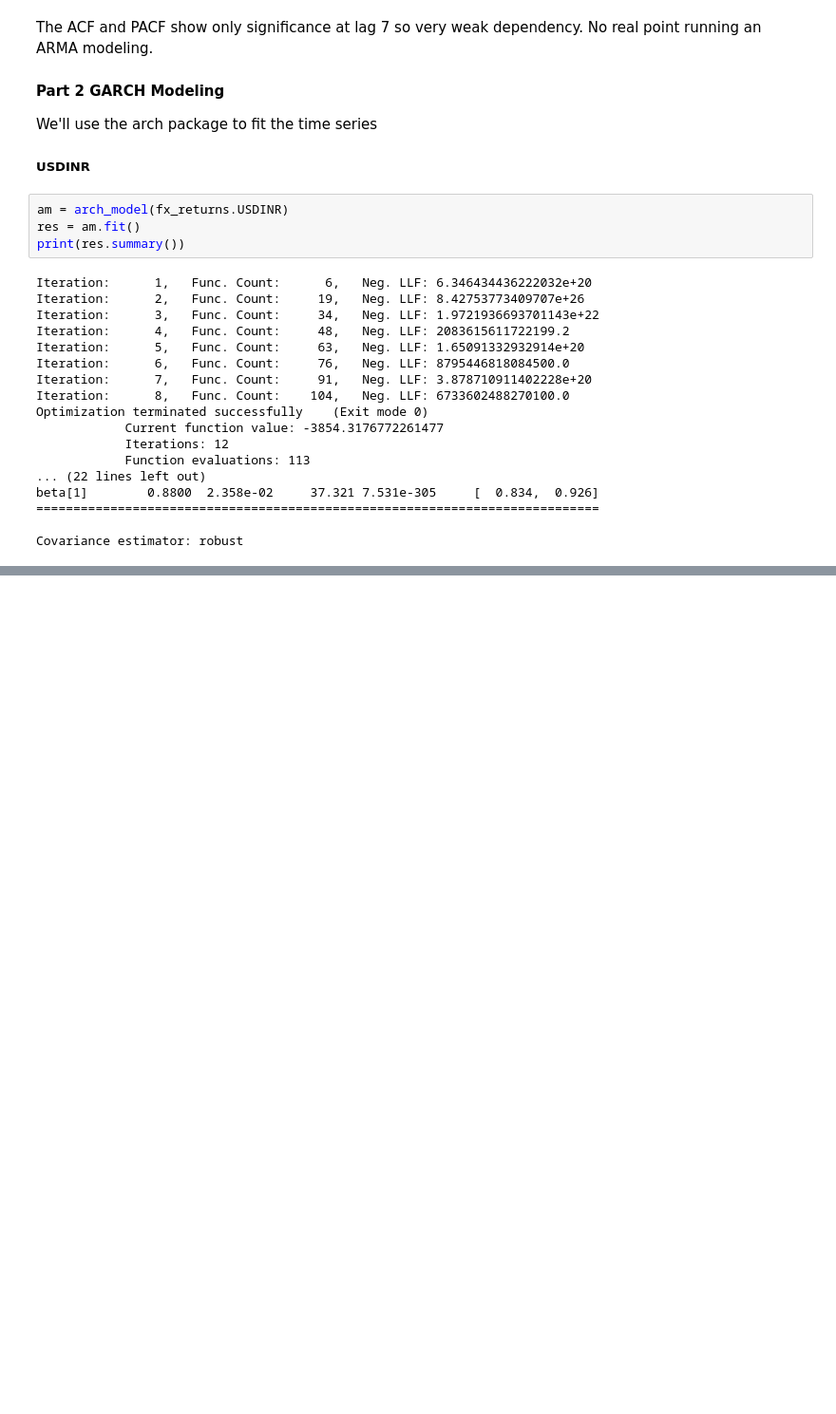
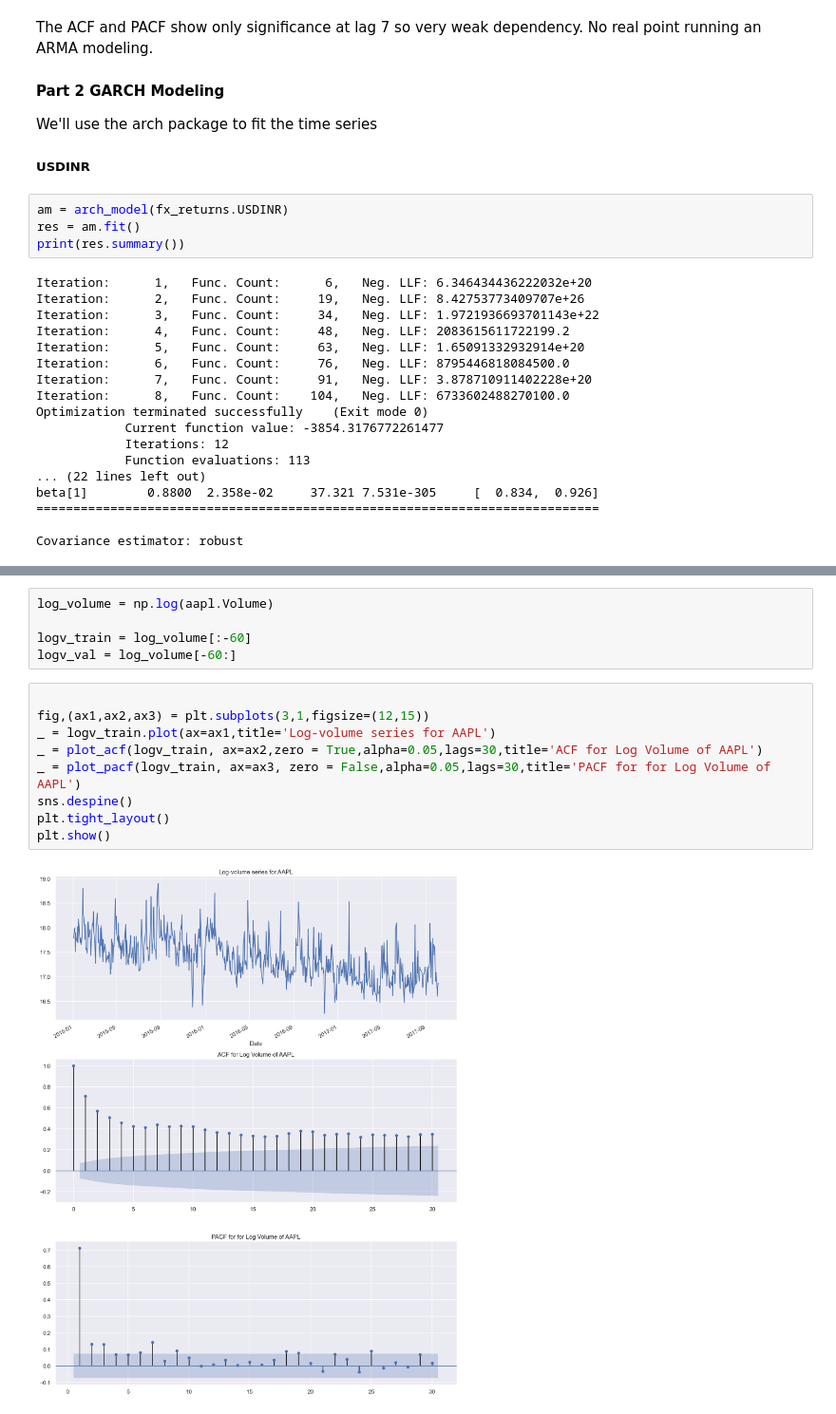
Before and after one commit to NehrenD/algo_trading_and_quant_strategies, a Jupyter notebook: exercises/chapter2_solutions.ipynb, the cells around one changed output, grey strips where cells are left out. Shown at 95% size. Drawn from its saved outputs; the diff is of its cells as text; blank space fills up the shorter version.

```diff
--- a/exercises/chapter2_solutions.ipynb
+++ b/exercises/chapter2_solutions.ipynb
@@ -307,0 +453,16 @@ Covariance estimator: robust
+# %%
+log_volume = np.log(aapl.Volume)
+
+logv_train = log_volume[:-60]
+logv_val = log_volume[-60:]
+# %%
+
+fig,(ax1,ax2,ax3) = plt.subplots(3,1,figsize=(12,15))
+_ = logv_train.plot(ax=ax1,title='Log-volume series for AAPL')
+_ = plot_acf(logv_train, ax=ax2,zero = True,alpha=0.05,lags=30,title='ACF for Log Volume of AAPL')
+_ = plot_pacf(logv_train, ax=ax3, zero = False,alpha=0.05,lags=30,title='PACF for for Log Volume of AAPL')
+sns.despine()
+plt.tight_layout()
+plt.show()
+# %% [output]
+[figure, added]
```
Also changed, not shown: parts of 38 cells of this notebook, 2 other files.
